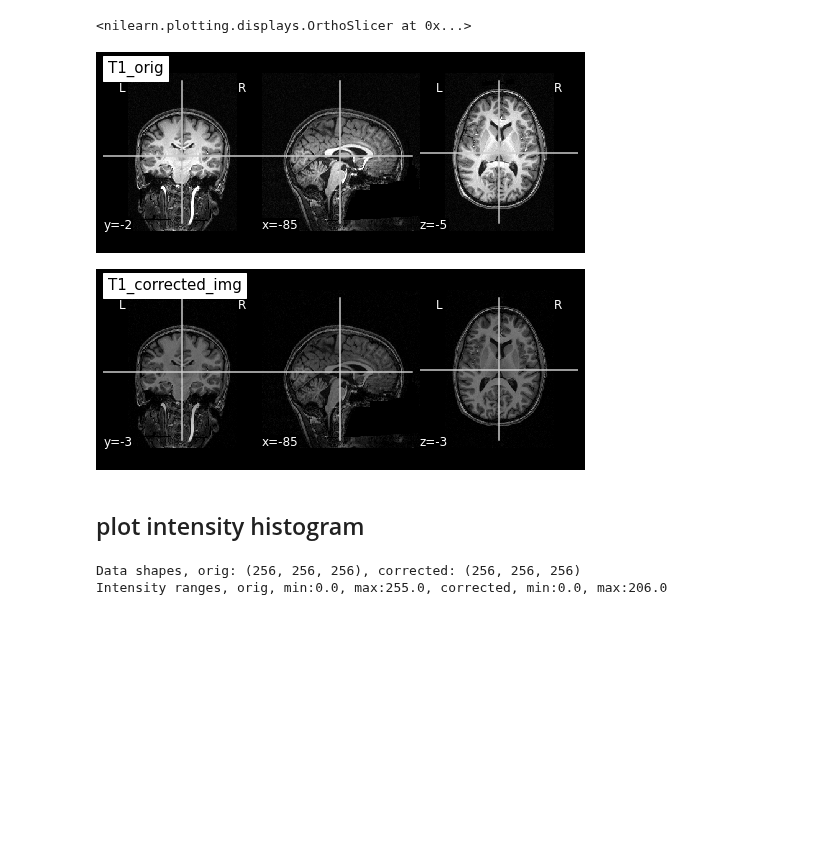
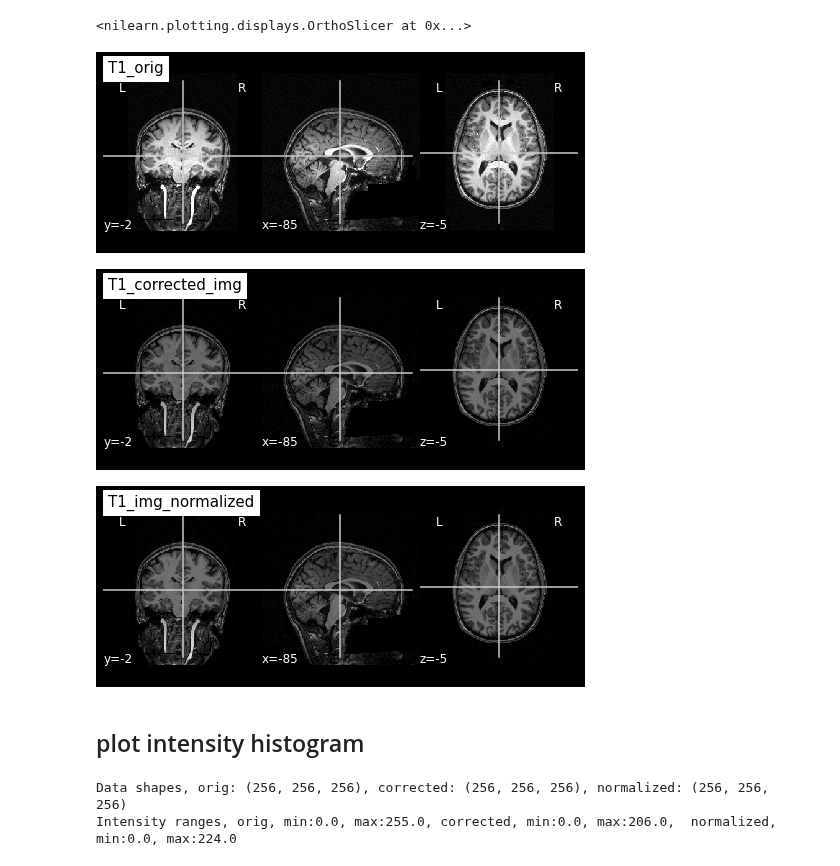
Before and after one commit to carpentries-incubator/SDC-BIDS-sMRI, a Jupyter notebook: code/2_sMRI_image_cleanup.ipynb, the cells around one changed output. Drawn from its saved outputs; the diff is of its cells as text; code cells hidden in the pictures; blank space fills up the shorter version.

```diff
--- a/code/2_sMRI_image_cleanup.ipynb
+++ b/code/2_sMRI_image_cleanup.ipynb
@@ -22,3 +28,6 @@ import os
+# %%
+local_data_dir = '../local_data/'
+subject_dir = local_data_dir + '2_sMRI_cleanup/sub001/mri/'
 # %% [markdown]
 ## Clean-up tasks:
 - Bias correction (intensity normalization)
@@ -55,27 +67,31 @@ import os
 # %%
-local_data_dir = '/home/nikhil/projects/SDC-BIDS-sMRI/local_data/2_sMRI_cleanup/'
-
-T1_orig = local_data_dir + 'sub001/mri/orig.mgz'
-T1_corrected = local_data_dir + 'sub001/mri/nu.mgz'
+T1_orig = subject_dir + 'orig.mgz'
+T1_corrected = subject_dir + 'nu.mgz'
+T1_normalized = subject_dir + 'T1.mgz'
 
 T1_img_orig = nib.load(T1_orig)
 T1_img_corrected = nib.load(T1_corrected)
+T1_img_normalized = nib.load(T1_normalized)
 # %%
-plotting.plot_anat(T1_orig, title="T1_orig", vmax=255)
-plotting.plot_anat(T1_corrected, title="T1_corrected_img", vmax=255)
+cut_coords = (-85,-2,-5)
+plotting.plot_anat(T1_orig, title="T1_orig", cut_coords=cut_coords, vmax=255)
+plotting.plot_anat(T1_corrected, title="T1_corrected_img", cut_coords=cut_coords, vmax=255)
+plotting.plot_anat(T1_img_normalized, title="T1_img_normalized", cut_coords=cut_coords, vmax=255)
 # %% [output]
 <nilearn.plotting.displays.OrthoSlicer at 0x...>
-[figure, old version]
+[figure, new version]
-[figure, old version]
+[figure, new version]
+[figure, added]
 # %% [markdown]
 ## plot intensity histogram
 # %%
 T1_data_orig = T1_img_orig.get_fdata()
 T1_data_corrected = T1_img_corrected.get_fdata()
+T1_data_normalized = T1_img_normalized.get_fdata()
 
-print("Data shapes, orig: {}, corrected: {}".format(T1_data_orig.shape, T1_data_corrected.shape))
+print("Data shapes, orig: {}, corrected: {}, normalized: {}".format(T1_data_orig.shape, T1_data_corrected.shape, T1_data_normalized.shape))
 
-print("Intensity ranges, orig, min:{}, max:{}, corrected, min:{}, max:{}".format(T1_data_orig.min(), T1_data_orig.max(), T1_data_corrected.min(), T1_data_corrected.max()))
+print("Intensity ranges, orig, min:{}, max:{}, corrected, min:{}, max:{},  normalized, min:{}, max:{}".format(T1_data_orig.min(), T1_data_orig.max(), T1_data_corrected.min(), T1_data_corrected.max(), T1_data_normalized.min(), T1_data_normalized.max()))
 
 # non_zero
 T1_data_orig = T1_data_orig.ravel()
@@ -83,9 +99,12 @@ T1_data_orig = T1_data_orig[np.nonzero(T1_data_orig)]
 
 T1_data_corrected = T1_data_corrected.ravel()
 T1_data_corrected = T1_data_corrected[np.nonzero(T1_data_corrected)]
+
+T1_data_normalized = T1_data_normalized.ravel()
+T1_data_normalized = T1_data_normalized[np.nonzero(T1_data_normalized)]
 # %% [output]
-Data shapes, orig: (256, 256, 256), corrected: (256, 256, 256)
-Intensity ranges, orig, min:0.0, max:255.0, corrected, min:0.0, max:206.0
+Data shapes, orig: (256, 256, 256), corrected: (256, 256, 256), normalized: (256, 256, 256)
+Intensity ranges, orig, min:0.0, max:255.0, corrected, min:0.0, max:206.0,  normalized, min:0.0, max:224.0
 # %%
 sns.set_context("notebook", font_scale=2, rc={"lines.linewidth": 2.5})
 
```
Also changed, not shown: parts of 15 cells of this notebook, 1 other file.
